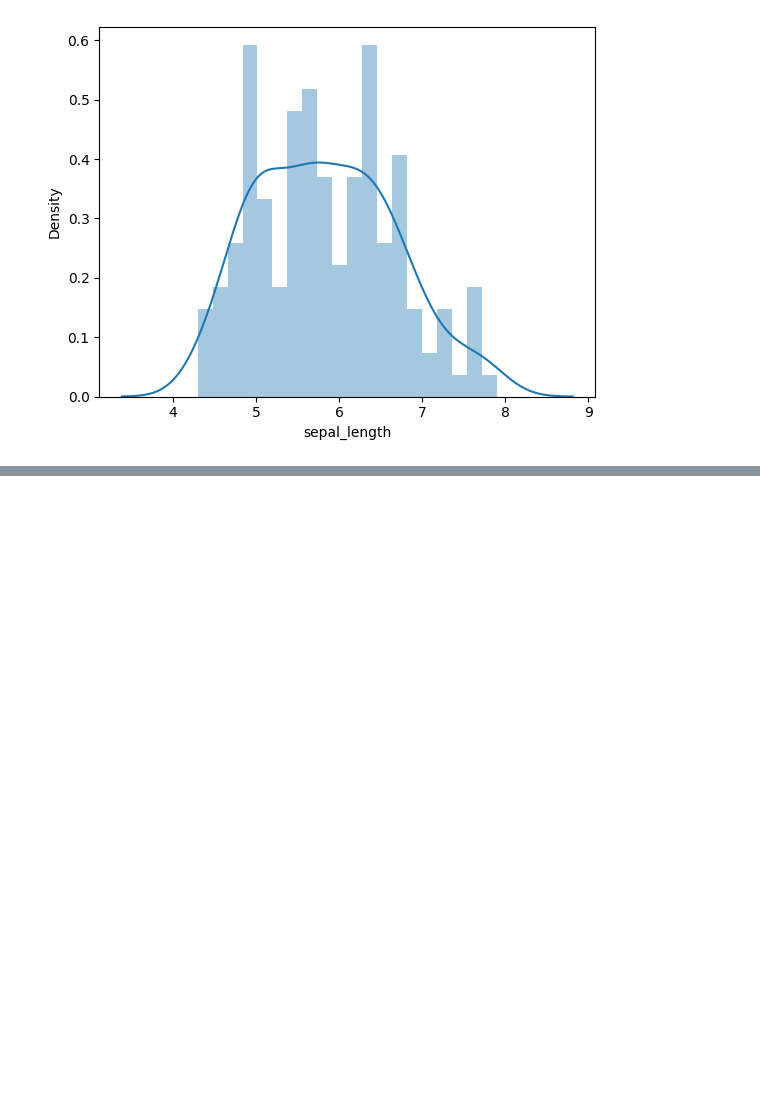
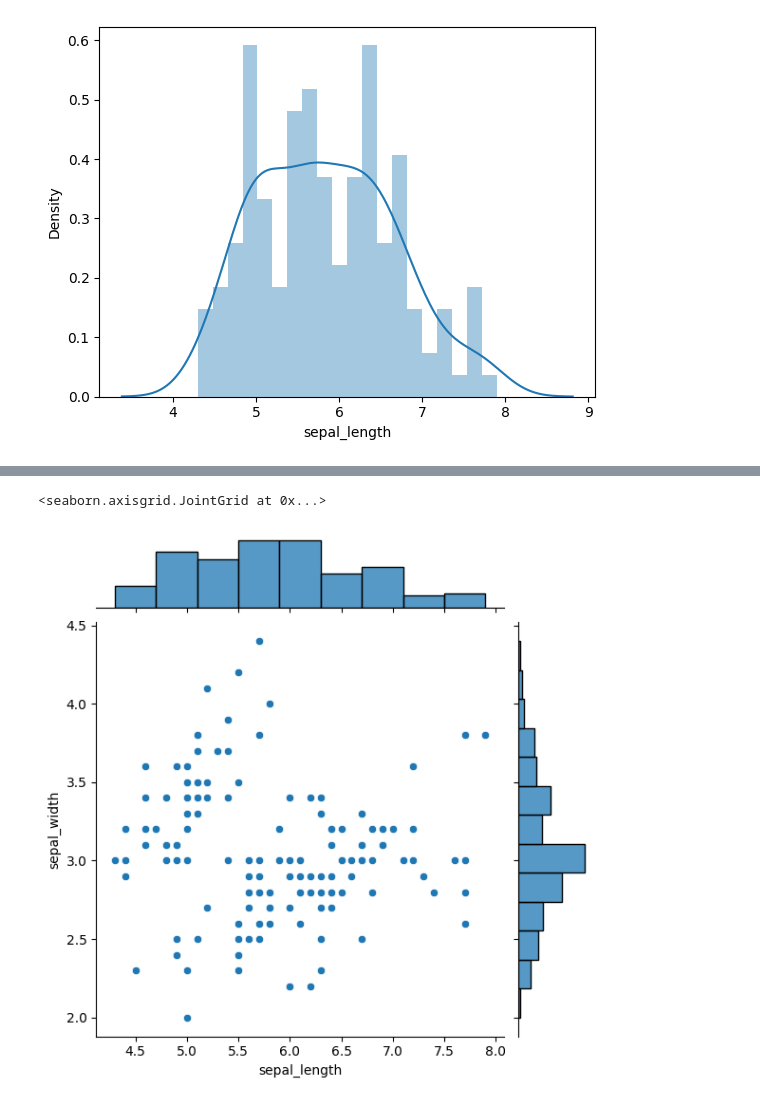
Before and after one commit to dpkasahu/numpy, a Jupyter notebook: Seaborn.ipynb, the cells around one changed output, grey strips where cells are left out. Saved outputs shown, nothing was run; the diff lists cells and outputs as text; code cells hidden in the pictures; blank space fills up the shorter version.

```diff
--- a/Seaborn.ipynb
+++ b/Seaborn.ipynb
@@ -68,0 +97,5 @@ https://gist.github.com/mwaskom/de44147ed2974457ad6372750bbe5751
+# %%
+sns.jointplot(x='sepal_length',y='sepal_width',data=sb1)
+# %% [output]
+<seaborn.axisgrid.JointGrid at 0x...>
+[figure, added]
```
Also changed, not shown: parts of 3 cells of this notebook.
